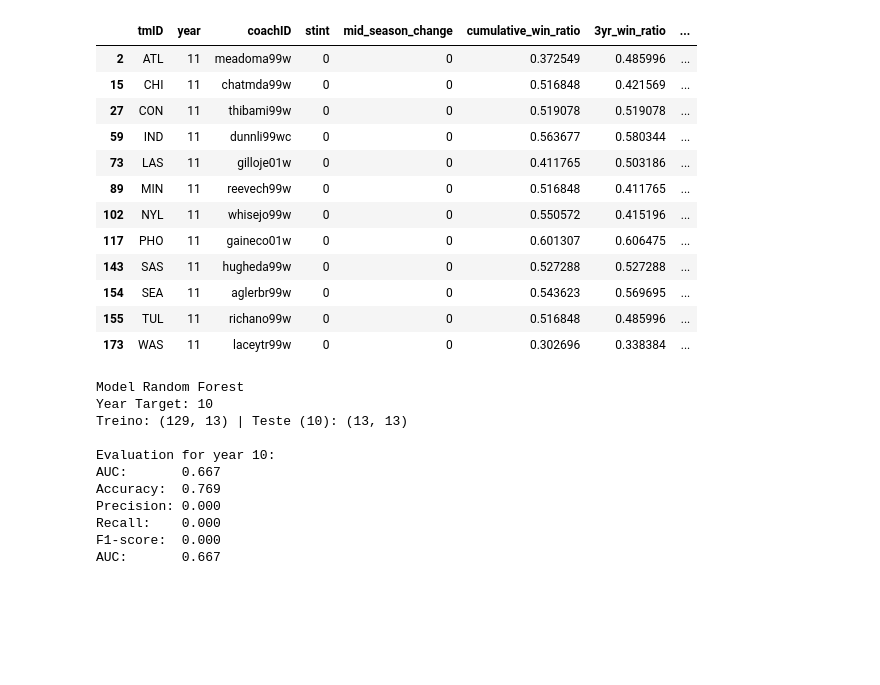
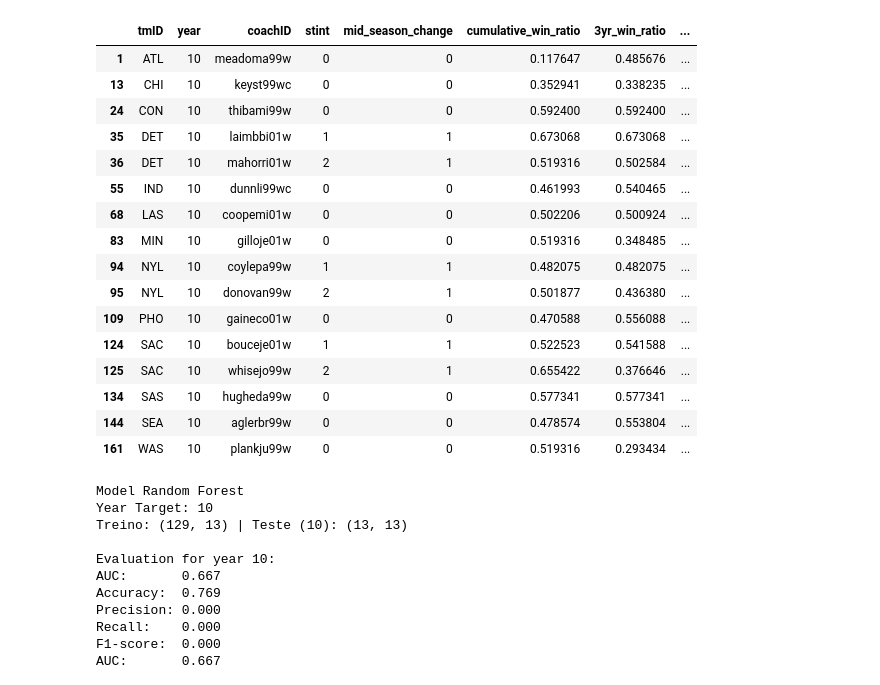
Before and after one commit to torradoov/Data_Mining-WNBA, a Jupyter notebook: 04_b)_coach_prediction.ipynb, the cells around one changed output. Cells and saved outputs as stored; diff of their text form; code cells hidden in the pictures; blank space fills up the shorter version.

```diff
--- a/04_b)_coach_prediction.ipynb
+++ b/04_b)_coach_prediction.ipynb
@@ -214,46 +214,50 @@ coaches["playoff_miss_streak"] = coaches.groupby("tmID")["team_prev_playoff"].tr
 
 
 # NEW FEATURE: TENURE (Years with current team)
 coaches = coaches.sort_values(["tmID", "year", "stint"])
 
 # Calculate how many seasons this coach has been with this team (entering this season)
 coaches["tenure"] = coaches.groupby(["tmID", "coachID"]).cumcount() + 1
 
 
 coaches["win_ratio_lag1"] = coaches.groupby("tmID")["team_win_ratio"].shift(1)
 coaches["win_ratio_lag2"] = coaches.groupby("tmID")["team_win_ratio"].shift(2)
 
 # Momentum: Recent Trend vs Previous Trend
 # If Lag1 (Last Year) is much lower than Lag2 (Year Before), Momentum is Negative.
 coaches["momentum"] = coaches["win_ratio_lag1"] - coaches["win_ratio_lag2"]
 coaches["momentum"] = coaches["momentum"].fillna(0)
 
 
 features_to_keep = [
     "tmID", "year", "coachID", "stint", "mid_season_change",
     "cumulative_win_ratio", "3yr_win_ratio", "expectation_gap",
     "coach_award_count", "prev_underperformance", "playoff_miss_streak",
     "tenure", "momentum"
 ]
 # Keep only what we need
 final_df = coaches[features_to_keep].copy()
 
 # Inspect Year
-final_df[final_df["year"] == 11].head(20)
+final_df[final_df["year"] == 10].head(20)
 # %% [output]
 |  | tmID | year | coachID | stint | mid_season_change | cumulative_win_ratio | 3yr_win_ratio | ... |
-| 2 | ATL | 11 | meadoma99w | 0 | 0 | 0.372549 | 0.485996 | ... |
-| 15 | CHI | 11 | chatmda99w | 0 | 0 | 0.516848 | 0.421569 | ... |
-| 27 | CON | 11 | thibami99w | 0 | 0 | 0.519078 | 0.519078 | ... |
-| 59 | IND | 11 | dunnli99wc | 0 | 0 | 0.563677 | 0.580344 | ... |
-| 73 | LAS | 11 | gilloje01w | 0 | 0 | 0.411765 | 0.503186 | ... |
-| 89 | MIN | 11 | reevech99w | 0 | 0 | 0.516848 | 0.411765 | ... |
-| 102 | NYL | 11 | whisejo99w | 0 | 0 | 0.550572 | 0.415196 | ... |
-| 117 | PHO | 11 | gaineco01w | 0 | 0 | 0.601307 | 0.606475 | ... |
-| 143 | SAS | 11 | hugheda99w | 0 | 0 | 0.527288 | 0.527288 | ... |
-| 154 | SEA | 11 | aglerbr99w | 0 | 0 | 0.543623 | 0.569695 | ... |
-| 155 | TUL | 11 | richano99w | 0 | 0 | 0.516848 | 0.485996 | ... |
-| 173 | WAS | 11 | laceytr99w | 0 | 0 | 0.302696 | 0.338384 | ... |
+| 1 | ATL | 10 | meadoma99w | 0 | 0 | 0.117647 | 0.485676 | ... |
+| 13 | CHI | 10 | keyst99wc | 0 | 0 | 0.352941 | 0.338235 | ... |
+| 24 | CON | 10 | thibami99w | 0 | 0 | 0.592400 | 0.592400 | ... |
+| 35 | DET | 10 | laimbbi01w | 1 | 1 | 0.673068 | 0.673068 | ... |
+| 36 | DET | 10 | mahorri01w | 2 | 1 | 0.519316 | 0.502584 | ... |
+| 55 | IND | 10 | dunnli99wc | 0 | 0 | 0.461993 | 0.540465 | ... |
+| 68 | LAS | 10 | coopemi01w | 0 | 0 | 0.502206 | 0.500924 | ... |
+| 83 | MIN | 10 | gilloje01w | 0 | 0 | 0.519316 | 0.348485 | ... |
+| 94 | NYL | 10 | coylepa99w | 1 | 1 | 0.482075 | 0.482075 | ... |
+| 95 | NYL | 10 | donovan99w | 2 | 1 | 0.501877 | 0.436380 | ... |
+| 109 | PHO | 10 | gaineco01w | 0 | 0 | 0.470588 | 0.556088 | ... |
+| 124 | SAC | 10 | bouceje01w | 1 | 1 | 0.522523 | 0.541588 | ... |
+| 125 | SAC | 10 | whisejo99w | 2 | 1 | 0.655422 | 0.376646 | ... |
+| 134 | SAS | 10 | hugheda99w | 0 | 0 | 0.577341 | 0.577341 | ... |
+| 144 | SEA | 10 | aglerbr99w | 0 | 0 | 0.478574 | 0.553804 | ... |
+| 161 | WAS | 10 | plankju99w | 0 | 0 | 0.519316 | 0.293434 | ... |
 # %%
 # ===============================================================
 # COACH CHANGE PREDICTION — MODEL & EVALUATION - RANDOM FOREST
```
Also changed, not shown: parts of 1 cell of this notebook, 4 other files.
